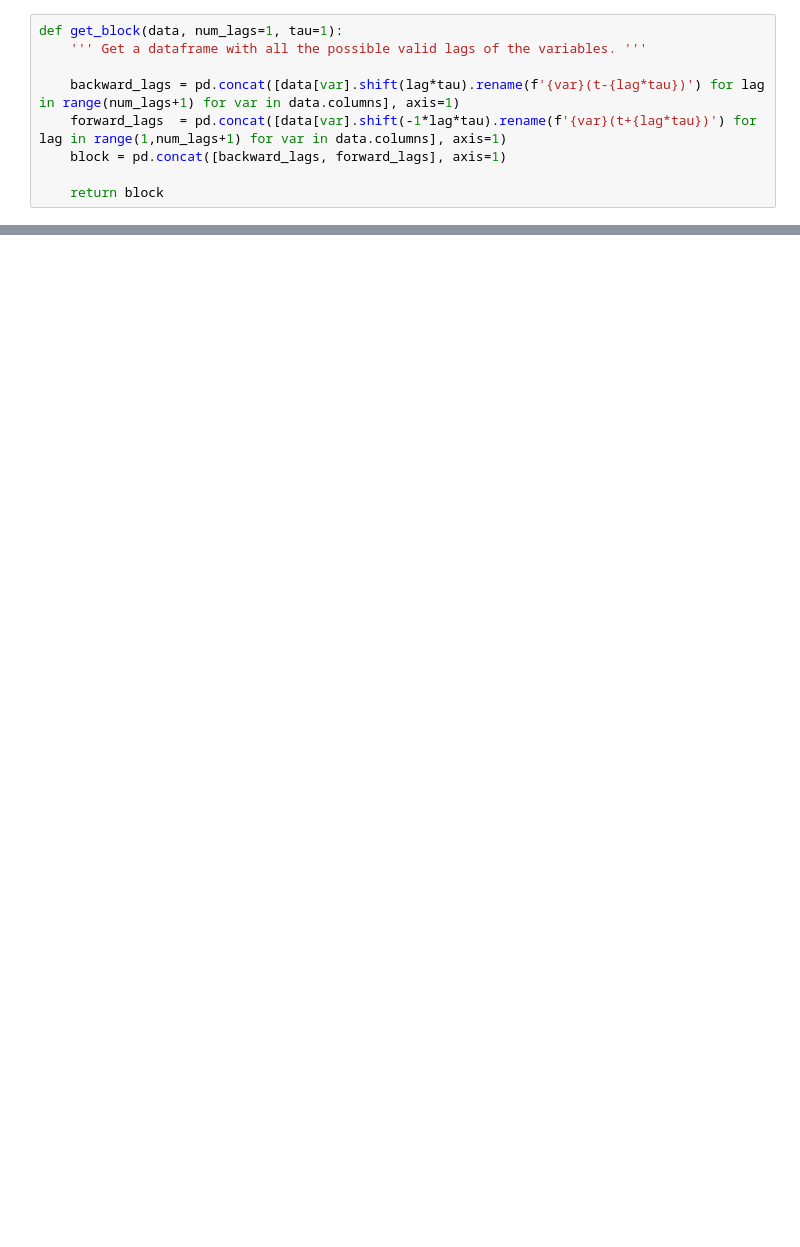
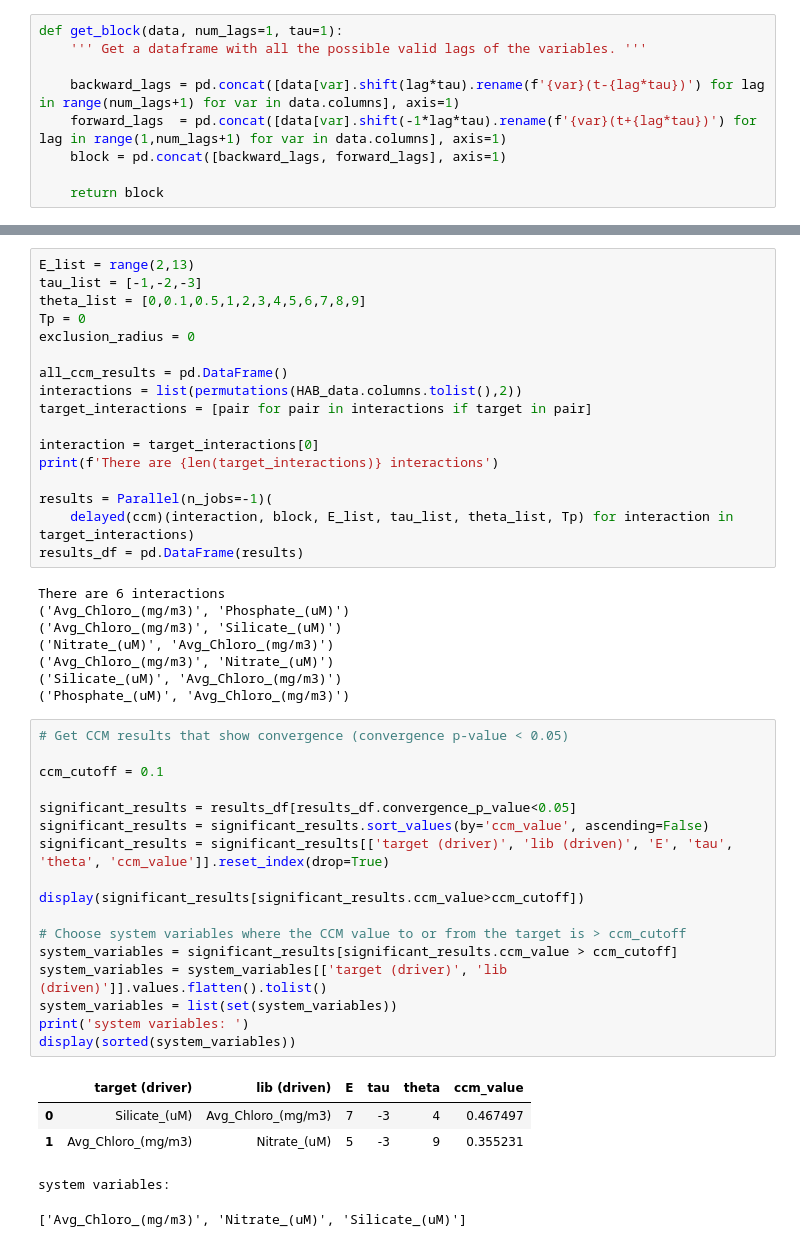
Before and after one commit to aparaselli/HAB-Prediction-Research, a Jupyter notebook: Code/MCVM_Filling.ipynb, the cells around one changed output, grey strips where cells are left out. Saved outputs shown, nothing was run; the diff lists cells and outputs as text; blank space fills up the shorter version.

```diff
--- a/Code/MCVM_Filling.ipynb
+++ b/Code/MCVM_Filling.ipynb
@@ -336,0 +328,48 @@ results_df = pd.DataFrame(results)
+# %%
+E_list = range(2,13)
+tau_list = [-1,-2,-3]
+theta_list = [0,0.1,0.5,1,2,3,4,5,6,7,8,9]
+Tp = 0
+exclusion_radius = 0
+
+all_ccm_results = pd.DataFrame()
+interactions = list(permutations(HAB_data.columns.tolist(),2))
+target_interactions = [pair for pair in interactions if target in pair]
+
+interaction = target_interactions[0]
+print(f'There are {len(target_interactions)} interactions')
+
+results = Parallel(n_jobs=-1)(
+    delayed(ccm)(interaction, block, E_list, tau_list, theta_list, Tp) for interaction in target_interactions)
+results_df = pd.DataFrame(results)
+# %% [output]
+There are 6 interactions
+('Avg_Chloro_(mg/m3)', 'Phosphate_(uM)')
+('Avg_Chloro_(mg/m3)', 'Silicate_(uM)')
+('Nitrate_(uM)', 'Avg_Chloro_(mg/m3)')
+('Avg_Chloro_(mg/m3)', 'Nitrate_(uM)')
+('Silicate_(uM)', 'Avg_Chloro_(mg/m3)')
+('Phosphate_(uM)', 'Avg_Chloro_(mg/m3)')
+# %%
+# Get CCM results that show convergence (convergence p-value < 0.05)
+
+ccm_cutoff = 0.1
+
+significant_results = results_df[results_df.convergence_p_value<0.05]
+significant_results = significant_results.sort_values(by='ccm_value', ascending=False)
+significant_results = significant_results[['target (driver)', 'lib (driven)', 'E', 'tau', 'theta', 'ccm_value']].reset_index(drop=True)
+
+display(significant_results[significant_results.ccm_value>ccm_cutoff])
+
+# Choose system variables where the CCM value to or from the target is > ccm_cutoff
+system_variables = significant_results[significant_results.ccm_value > ccm_cutoff]
+system_variables = system_variables[['target (driver)', 'lib (driven)']].values.flatten().tolist()
+system_variables = list(set(system_variables))
+print('system variables: ')
+display(sorted(system_variables))
+# %% [output]
+|  | target (driver) | lib (driven) | E | tau | theta | ccm_value |
+| 0 | Silicate_(uM) | Avg_Chloro_(mg/m3) | 7 | -3 | 4 | 0.467497 |
+| 1 | Avg_Chloro_(mg/m3) | Nitrate_(uM) | 5 | -3 | 9 | 0.355231 |
+system variables:
+['Avg_Chloro_(mg/m3)', 'Nitrate_(uM)', 'Silicate_(uM)']
```
Also changed, not shown: parts of 7 cells of this notebook, 2 other files.
